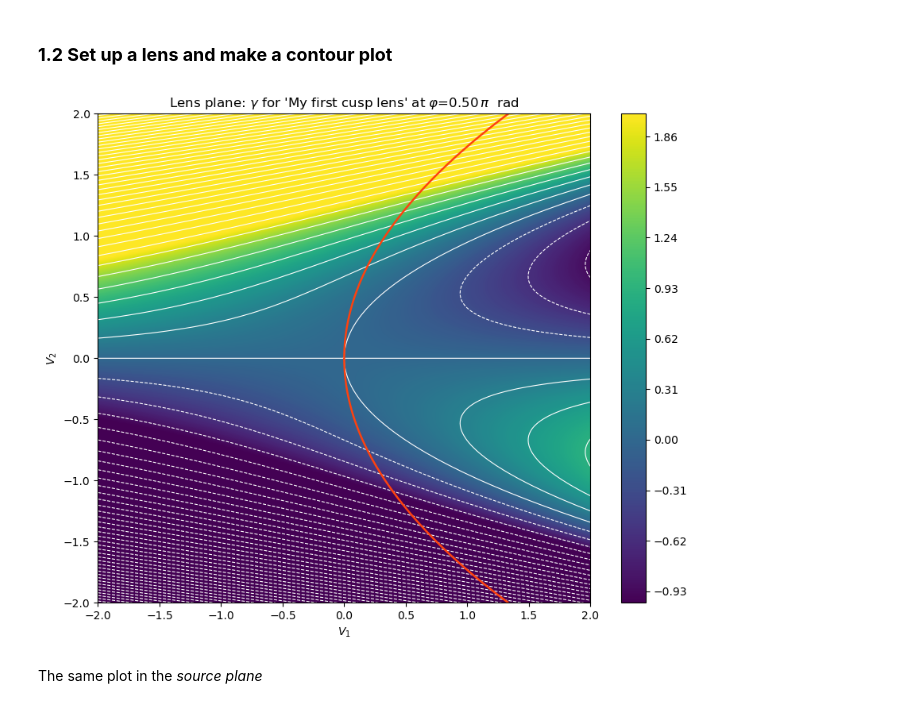
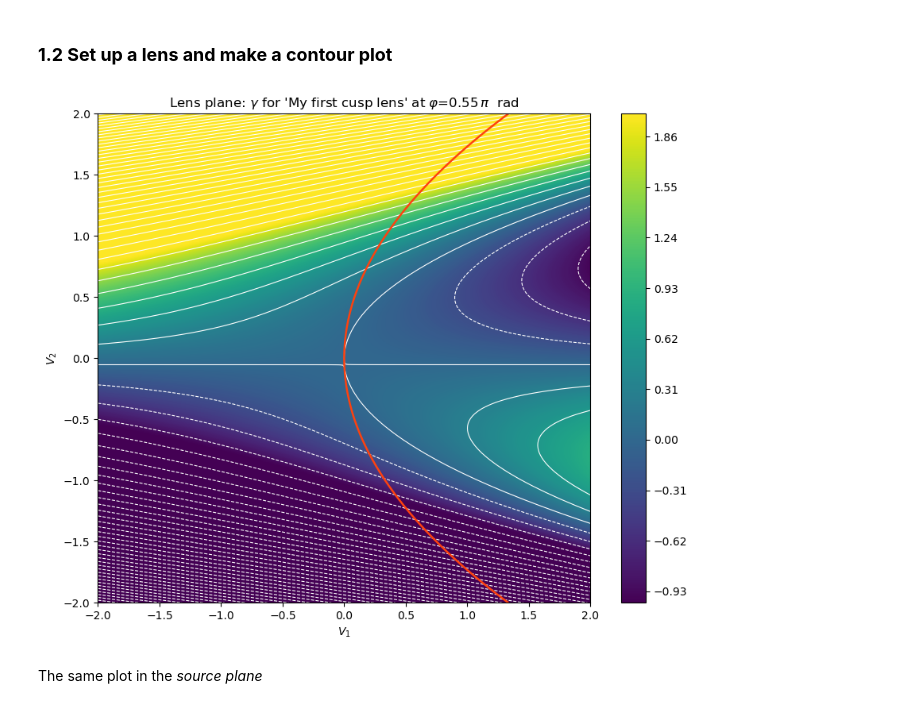
Before and after one commit to chrisharhaw/Optical_Drift_Effects, a Jupyter notebook: notebooks/caustics.ipynb, the cells around one changed output. Saved outputs shown, nothing was run; the diff lists cells and outputs as text; code cells hidden in the pictures.

```diff
--- a/notebooks/caustics.ipynb
+++ b/notebooks/caustics.ipynb
@@ -123,7 +123,7 @@ cl = CuspLens(a=1., b=-0.9, c=0.3, name="My first cusp lens")
 # 0.0 * np.pi = horizontal gradient / vertical stripe
 # 0.5 * np.pi = vertical gradient / horizontal stripe
 # 0.25 * np.pi = diagonal gradient / diagonal stripe, orthogonal to the gradient direction
-phi = 0.5 * np.pi
+phi = 0.55 * np.pi
 
 # --- Clamping interval for gamma ---
 lo, hi = (-1., 2.)
@@ -135,34 +135,34 @@ V2_range = (-2., 2.)
 N_V2 = 200
 V1, V2 = np.meshgrid(np.linspace(*V1_range, N_V1), np.linspace(*V2_range, N_V2))
 
 
 # ----------------------------------------------------------------------------------------------------------------------
 #   Make the plot of gamma on the lens plane, with contours of gamma and the critical curve (detA=0) in the same plot.
 # ----------------------------------------------------------------------------------------------------------------------
 
 # --- Compute gamma on the grid ---
 gamma = cl.gamma(phi=phi, theta1=V1, theta2=V2)
 
 clamped_gamma = np.empty_like(gamma)    # clamped to the range [lo, hi]
 for i in range(gamma.shape[0]):
     for j in range(gamma.shape[1]):
         clamped_gamma[i, j] = clamp(gamma[i, j], lo=lo, hi=hi)
 
 # --- Make the plot ---
 fig, ax = plt.subplots(figsize=(10, 8))
 plt.contourf(V1, V2, clamped_gamma, levels=300, cmap=mpl.colormaps.get_cmap('viridis'), norm=mpl.colors.Normalize(vmin=lo, vmax=hi))
 plt.colorbar()
 plt.contour(V1, V2, gamma, levels=80, colors='white', linewidths=(0.8,))
 critical_contour = plt.contour(     # plot the contour and remember it!
     V1, V2, cl.detA(V1, V2),
     levels=np.array([0.]), colors='xkcd:orangered', linewidths=(1.8,)
 )
 ax.set_xlabel(r"$V_1$")
 ax.set_ylabel(r"$V_2$")
 ax.set_title(r"Lens plane: $\gamma$" + f" for '{cl.name}' at " + r"$\varphi$" +  f"={phi/(np.pi):.2f}" + r"$\,\pi$  rad")
 plt.show()
 # %% [output]
-[figure, old version]
+[figure, new version]
 # %% [markdown]
 The same plot in the *source plane*
 # %%
```
Also changed, not shown: parts of 3 cells of this notebook.
